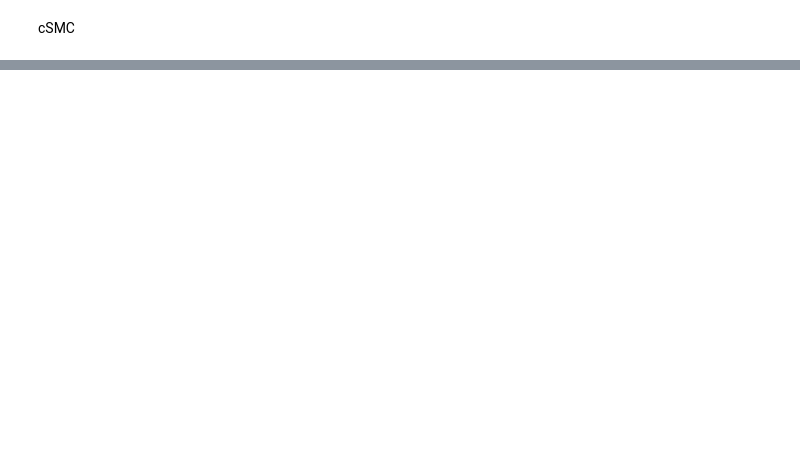
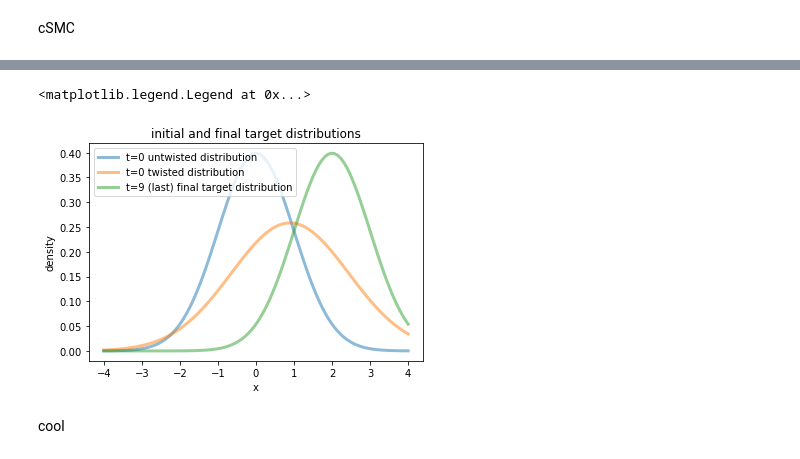
Before and after one commit to dominicrufa/melange, a Jupyter notebook: melange/notebooks/csmc.ipynb, the cells around one changed output, grey strips where cells are left out. Drawn from its saved outputs; the diff is of its cells as text; code cells hidden in the pictures; blank space fills up the shorter version.

Commit message:
updating csmc experiments

```diff
--- a/melange/notebooks/csmc.ipynb
+++ b/melange/notebooks/csmc.ipynb
@@ -199,0 +302,23 @@ so there might be a problem :/
+# %%
+support = np.linspace(-4,4,100)[..., np.newaxis]
+init_untwist_dist = np.exp(multivariate_normal.logpdf(support, mean = mu, cov = cov))
+_, _, (twist_mu0, twist_cov0) = get_twisted_gmm(controller.csmc_object.init_params['mixture_weights'],
+                                               controller.csmc_object.init_params['mus'],
+                                               controller.csmc_object.init_params['covs'],
+                                               controller.csmc_object.A0,
+                                               controller.csmc_object.b0)
+init_twist_dist = np.exp(multivariate_normal.logpdf(support, mean = twist_mu0[0], cov = twist_cov0[0]))
+final_dist = np.exp(multivariate_normal.logpdf(support, mean = 2., cov = np.array([1.])))
+# %%
+plt.plot(support, init_untwist_dist, lw=3, alpha=.5, label = f"t=0 untwisted distribution")
+plt.plot(support, init_twist_dist, lw=3, alpha=.5, label=f"t=0 twisted distribution")
+plt.plot(support, final_dist, lw=3, alpha=.5, label=f"t=9 (last) final target distribution")
+plt.xlabel(f"x")
+plt.ylabel(f"density")
+plt.title(f"initial and final target distributions")
+plt.legend()
+# %% [output]
+<matplotlib.legend.Legend at 0x...>
+[figure, added]
+# %% [markdown]
+cool
```
Also changed, not shown: parts of 44 cells of this notebook, 3 other files.
